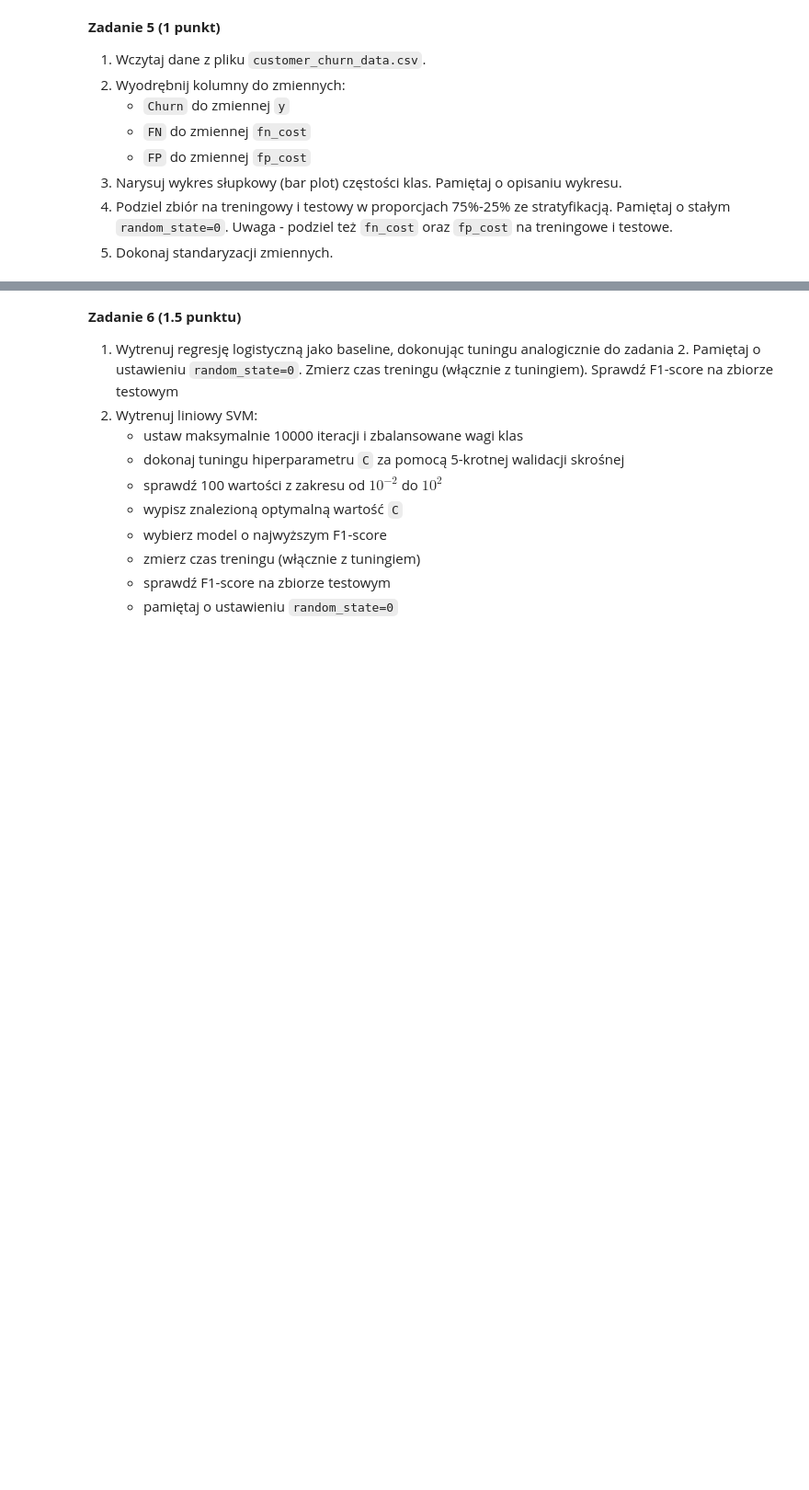
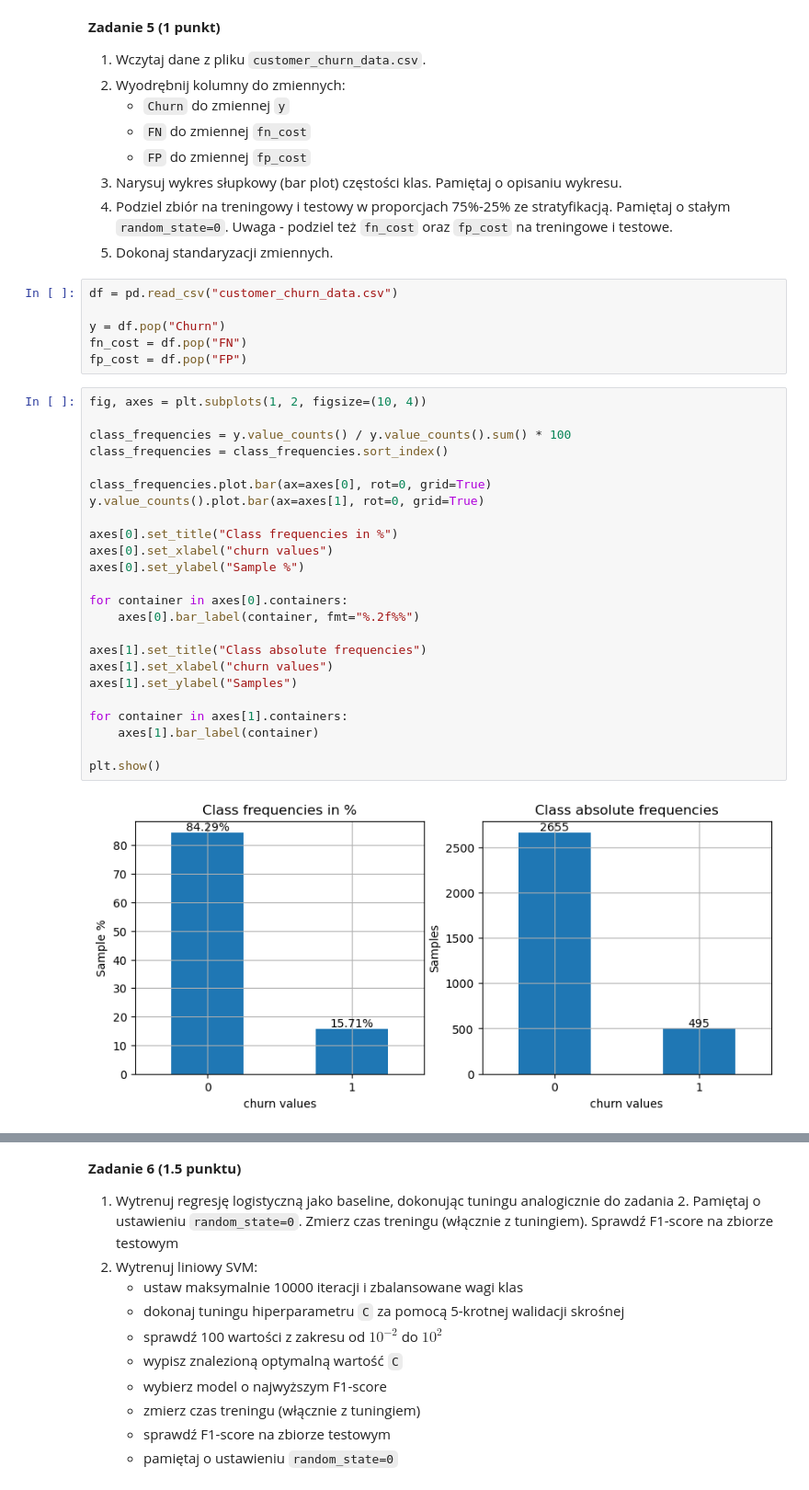
Before and after one commit to basiav/ML-Intro-Course-AGH, a Jupyter notebook: lab3/notebook_empty.ipynb, the cells around one changed output, grey strips where cells are left out. Shown at 92% size. Cells and saved outputs as stored; diff of their text form; blank space fills up the shorter version.

```diff
--- a/lab3/notebook_empty.ipynb
+++ b/lab3/notebook_empty.ipynb
@@ -559,3 +559,35 @@ Zbiór został wzięty z Kaggle (opublikował go tam Ruholla Jafari-Marandi). W
 3. Narysuj wykres słupkowy (bar plot) częstości klas. Pamiętaj o opisaniu wykresu.
 4. Podziel zbiór na treningowy i testowy w proporcjach 75%-25% ze stratyfikacją. Pamiętaj o stałym `random_state=0`. Uwaga - podziel też `fn_cost` oraz `fp_cost` na treningowe i testowe.
 5. Dokonaj standaryzacji zmiennych.
+# %%
+df = pd.read_csv("customer_churn_data.csv")
+
+y = df.pop("Churn")
+fn_cost = df.pop("FN")
+fp_cost = df.pop("FP")
+# %%
+fig, axes = plt.subplots(1, 2, figsize=(10, 4))
+
+class_frequencies = y.value_counts() / y.value_counts().sum() * 100
+class_frequencies = class_frequencies.sort_index()
+
+class_frequencies.plot.bar(ax=axes[0], rot=0, grid=True)
+y.value_counts().plot.bar(ax=axes[1], rot=0, grid=True)
+
+axes[0].set_title("Class frequencies in %")
+axes[0].set_xlabel("churn values")
+axes[0].set_ylabel("Sample %")
+
+for container in axes[0].containers:
+    axes[0].bar_label(container, fmt="%.2f%%")
+
+axes[1].set_title("Class absolute frequencies")
+axes[1].set_xlabel("churn values")
+axes[1].set_ylabel("Samples")
+
+for container in axes[1].containers:
+    axes[1].bar_label(container)
+
+plt.show()
+# %% [output]
+[figure, added]
```
Also changed, not shown: parts of 15 cells of this notebook, 1 other file.
